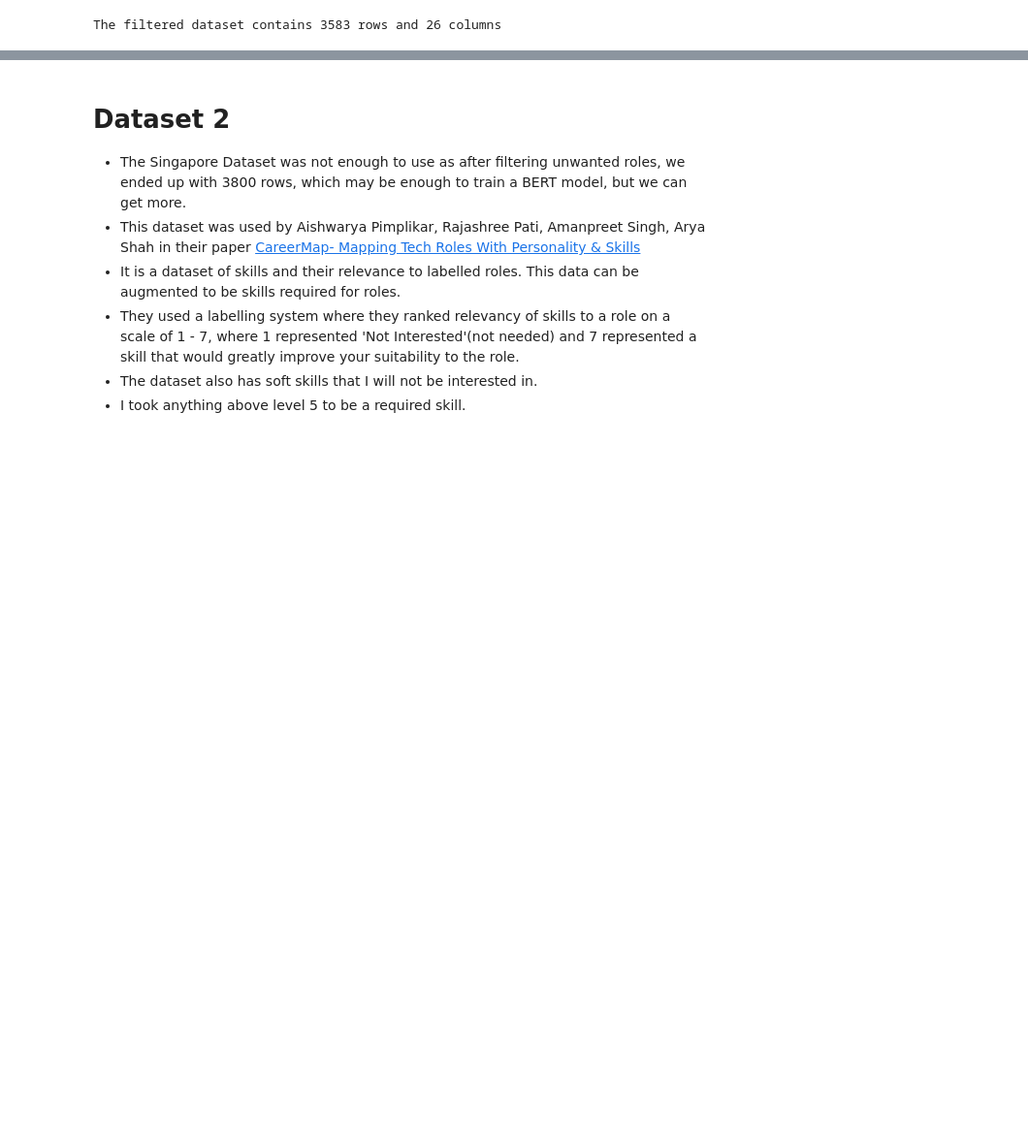
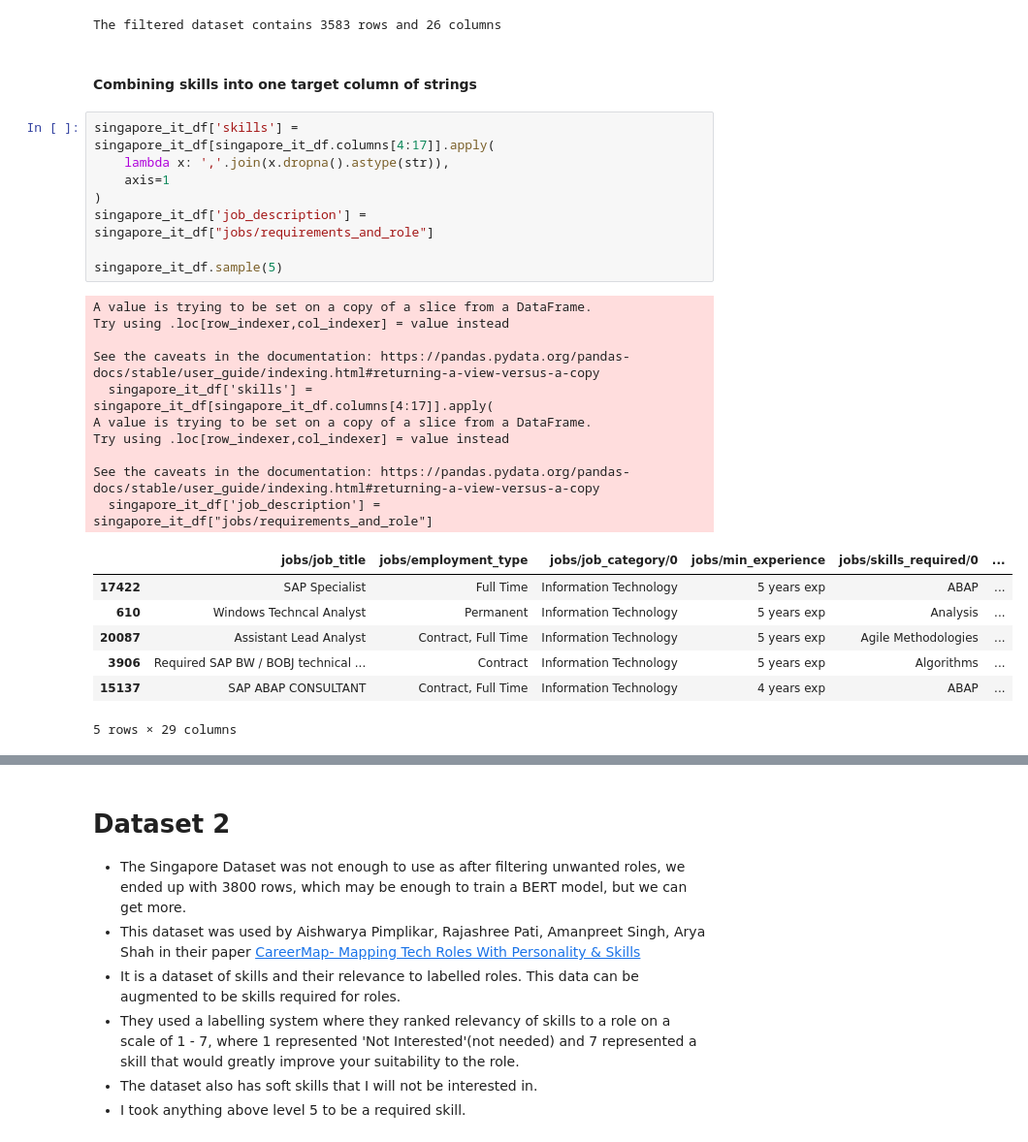
Before and after one commit to koechian/skillexplore, a Jupyter notebook: model/notebooks/dataset_creation.ipynb, the cells around one changed output, grey strips where cells are left out. Shown: that part at 97% size. Saved outputs shown, nothing was run; the diff lists cells and outputs as text; blank space fills up the shorter version.

Commit message:
Modelling and Data Augmentation changes

```diff
--- a/model/notebooks/dataset_creation.ipynb
+++ b/model/notebooks/dataset_creation.ipynb
@@ -101,3 +106,31 @@ singapore_it_df
 print(f"The filtered dataset contains {singapore_it_df.shape[0]} rows and {singapore_it_df.shape[1]} columns")
 # %% [output]
 The filtered dataset contains 3583 rows and 26 columns
+# %% [markdown]
+#### Combining skills into one target column of strings
+# %%
+singapore_it_df['skills'] = singapore_it_df[singapore_it_df.columns[4:17]].apply(
+    lambda x: ','.join(x.dropna().astype(str)),
+    axis=1
+)
+singapore_it_df['job_description'] = singapore_it_df["jobs/requirements_and_role"]
+
+singapore_it_df.sample(5)
+# %% [output]
+A value is trying to be set on a copy of a slice from a DataFrame.
+Try using .loc[row_indexer,col_indexer] = value instead
+
+See the caveats in the documentation: https://pandas.pydata.org/pandas-docs/stable/user_guide/indexing.html#returning-a-view-versus-a-copy
+  singapore_it_df['skills'] = singapore_it_df[singapore_it_df.columns[4:17]].apply(
+A value is trying to be set on a copy of a slice from a DataFrame.
+Try using .loc[row_indexer,col_indexer] = value instead
+
+See the caveats in the documentation: https://pandas.pydata.org/pandas-docs/stable/user_guide/indexing.html#returning-a-view-versus-a-copy
+  singapore_it_df['job_description'] = singapore_it_df["jobs/requirements_and_role"]
+|  | jobs/job_title | jobs/employment_type | jobs/job_category/0 | jobs/min_experience | jobs/skills_required/0 | ... |
+| 17422 | SAP Specialist | Full Time | Information Technology | 5 years exp | ABAP | ... |
+| 610 | Windows Techncal Analyst | Permanent | Information Technology | 5 years exp | Analysis | ... |
+| 20087 | Assistant Lead Analyst | Contract, Full Time | Information Technology | 5 years exp | Agile Methodologies | ... |
+| 3906 | Required SAP BW / BOBJ technical ... | Contract | Information Technology | 5 years exp | Algorithms | ... |
+| 15137 | SAP ABAP CONSULTANT | Contract, Full Time | Information Technology | 4 years exp | ABAP | ... |
+5 rows × 29 columns
```
Also changed, not shown: parts of 10 cells of this notebook, 5 other files.
